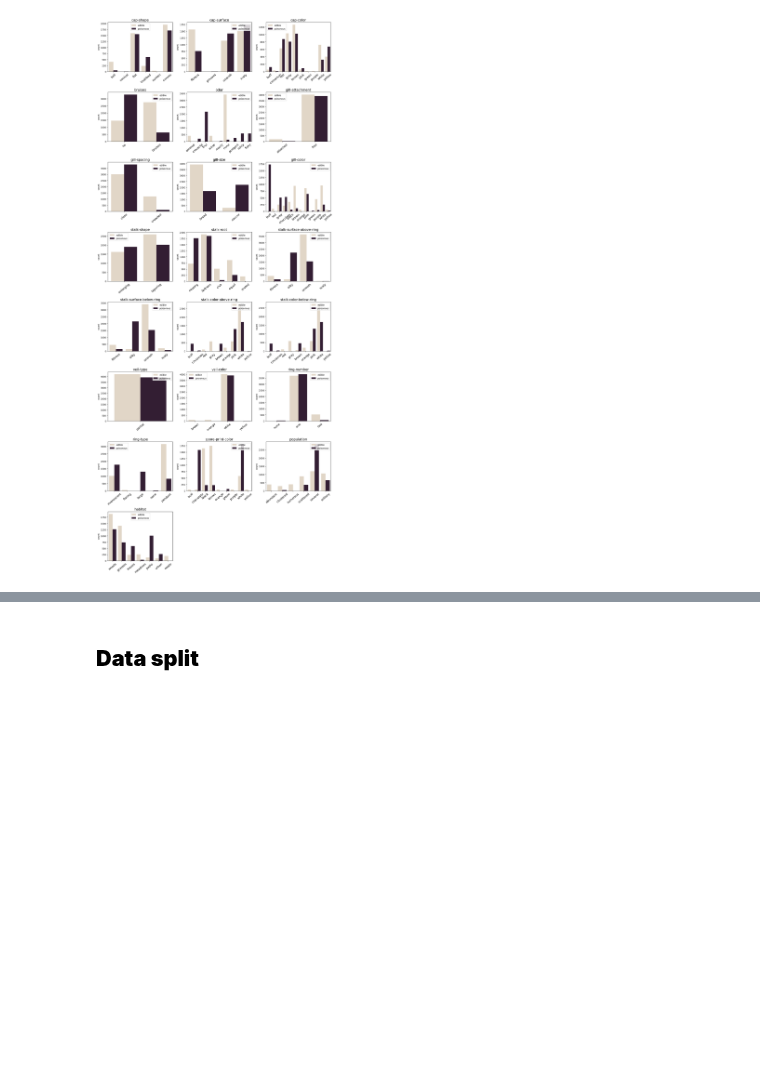
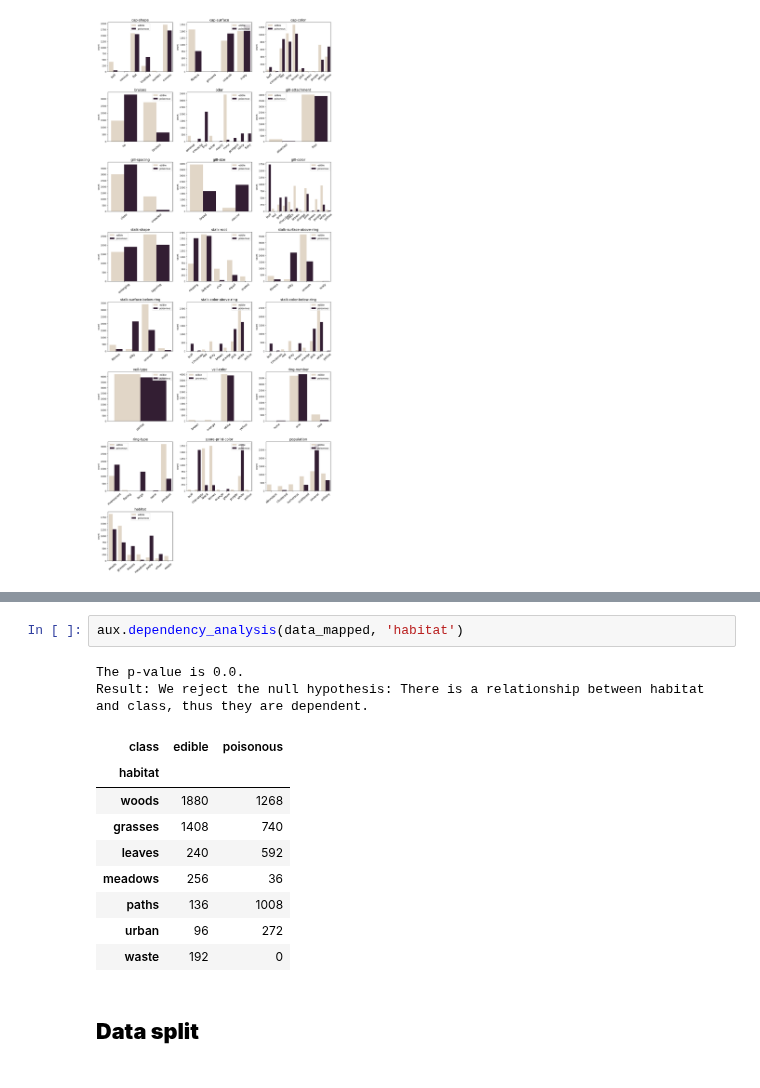
Before and after one commit to petr-ngn/Data_X_2022, a Jupyter notebook: notebooks/final_notebook_aux_functions_imported.ipynb, the cells around one changed output, grey strips where cells are left out. Drawn from its saved outputs; the diff is of its cells as text; blank space fills up the shorter version.

```diff
--- a/notebooks/final_notebook_aux_functions_imported.ipynb
+++ b/notebooks/final_notebook_aux_functions_imported.ipynb
@@ -241,3 +294,17 @@ aux.feat_dist_plot(data_mapped, conditional = True)
+# %%
+aux.dependency_analysis(data_mapped, 'habitat')
+# %% [output]
+The p-value is 0.0.
+Result: We reject the null hypothesis: There is a relationship between habitat and class, thus they are dependent.
+| class | edible | poisonous |
+| habitat |  |  |
+| woods | 1880 | 1268 |
+| grasses | 1408 | 740 |
+| leaves | 240 | 592 |
+| meadows | 256 | 36 |
+| paths | 136 | 1008 |
+| urban | 96 | 272 |
+| waste | 192 | 0 |
 # %% [markdown]
 <h2><b>Data split<h2>
 # %% [markdown]
```
Also changed, not shown: parts of 13 cells of this notebook.
